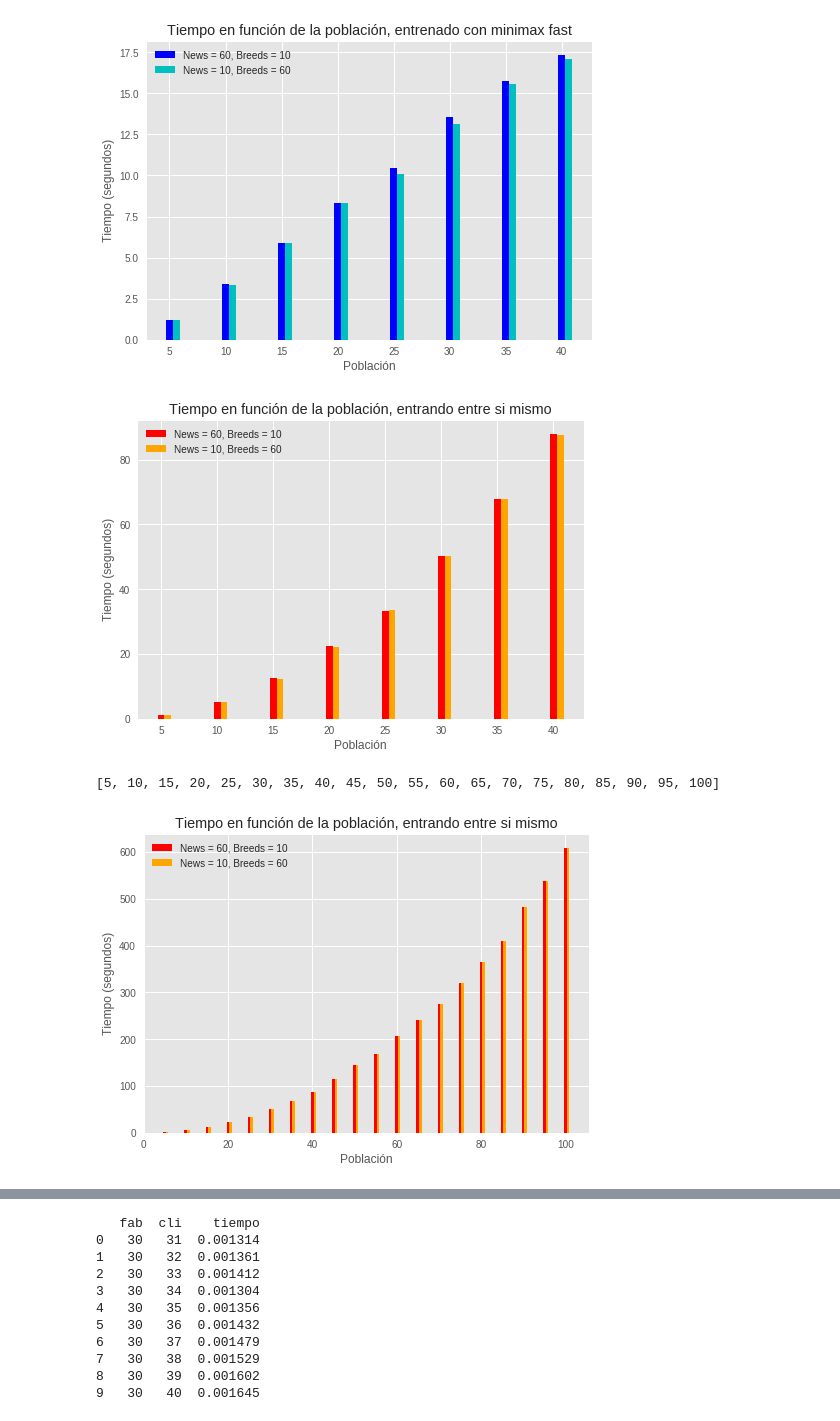
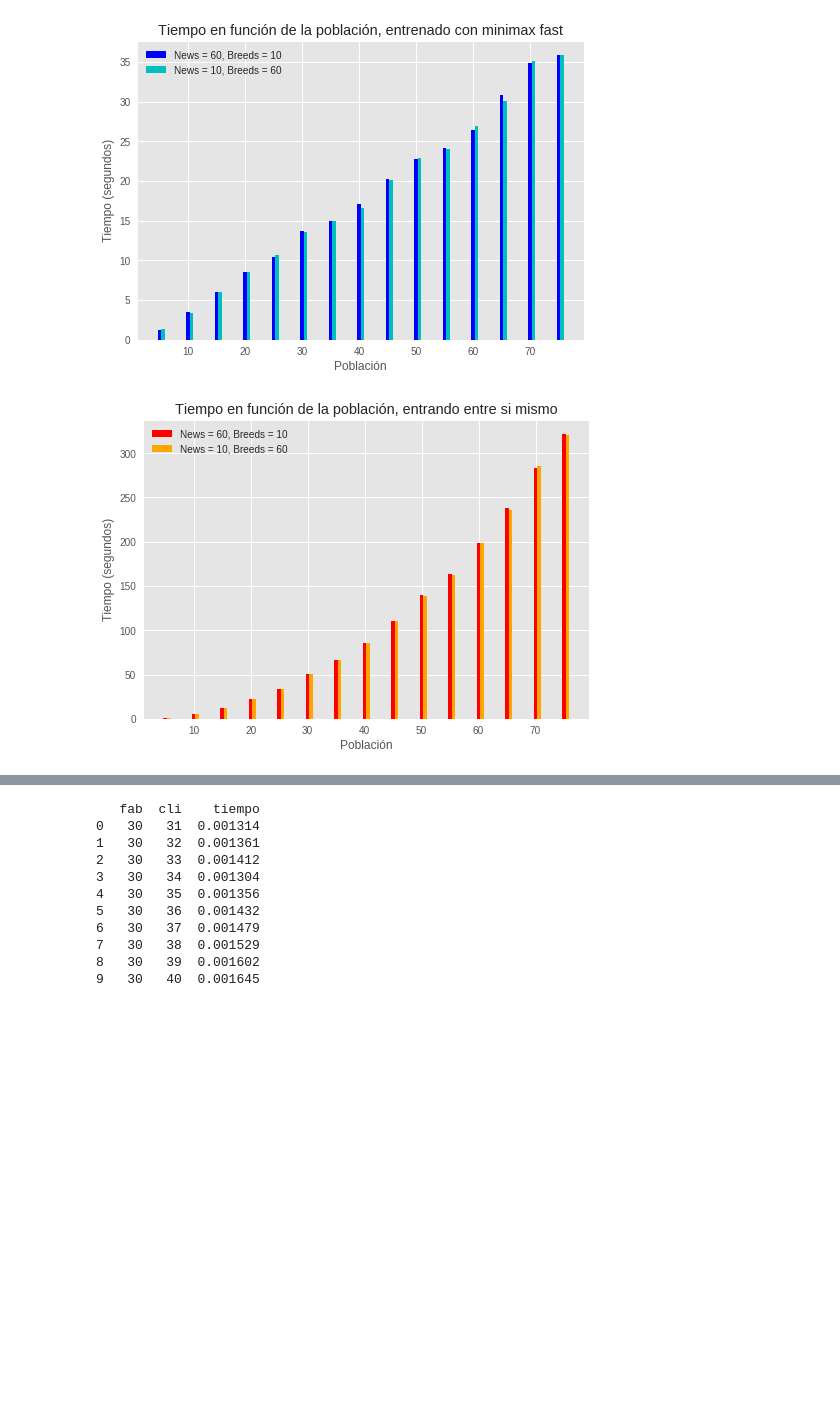
Before and after one commit to lucascarbonelli/AED3-TP3, a Jupyter notebook: graficador/graficador.ipynb, the cells around one changed output, grey strips where cells are left out. Saved outputs shown, nothing was run; the diff lists cells and outputs as text; code cells hidden in the pictures; blank space fills up the shorter version.

```diff
--- a/graficador/graficador.ipynb
+++ b/graficador/graficador.ipynb
@@ -96,7 +96,7 @@ def tiempos_de_trainer(df, trainer, against):
     res.append(tn)
     res.append(tb)
 
-    pops = [5,10,15,20,25,30,35,40]
+    pops = [5,10,15,20,25,30,35,40,45,50,55,60,65,70,75]
     for i in range(0,len(pops)):
         df_news = filtrado_tiempos(df, "news", pops[i], trainer, against).reset_index()
         df_breeds = filtrado_tiempos(df, "breeds", pops[i], trainer, against).reset_index()
@@ -107,57 +107,36 @@ def tiempos_de_trainer(df, trainer, against):
             time_news = time_news + df_news['time'][j]
             time_breeds = time_breeds + df_breeds['time'][j]
 
         time_news = time_news/10
         time_breeds = time_breeds/10
 
         res[0].append(time_news)
         res[1].append(time_breeds)
 
     return res
 
 
 def plotbar(xs,ys1, ys2,r,w,lgx,lgy,lx,ly,t,c1,c2):
     sns.plt.bar([xs[i] for i in range(0,r)],[ys1[j] for j in range(0,r)],width=w,color=c1)
     sns.plt.bar([xs[i]+w for i in range(0,r)],[ys2[j] for j in range(0,r)],width=w,color=c2)
     sns.plt.legend(labels=[lgx,lgy])
     sns.plt.title(t)
     sns.plt.xlabel(lx)
     sns.plt.ylabel(ly)
     sns.plt.show()
     sns.plt.close()
 
-df_times = pd.read_csv('./gen_hel_time2.csv')
+df_times = pd.read_csv('./helix_time.csv')
 
 
 vs_random = []
 vs_random.append(tiempos_de_trainer(df_times, 'minimax_fast', 'random'))
 vs_random.append(tiempos_de_trainer(df_times, 'parametric_player', 'random'))
-init = [5,10,15,20,25,30,35,40]
+init = [5,10,15,20,25,30,35,40,45,50,55,60,65,70,75]
 
 
-plotbar(init,vs_random[0][0], vs_random[0][1],8,0.6,'News = 60, Breeds = 10','News = 10, Breeds = 60','Población','Tiempo (segundos)','Tiempo en función de la población, entrenado con minimax fast','b','c')
-plotbar(init,vs_random[1][0], vs_random[1][1],8,0.6,'News = 60, Breeds = 10','News = 10, Breeds = 60','Población','Tiempo (segundos)','Tiempo en función de la población, entrando entre si mismo','r','orange')
-
-
-df_loco = pd.read_csv('./gen_loco.csv')
-time_loco = []
-for i in range(0,20):
-    p = (i+1)*5
-    df_ll =  df_loco.loc[(df_loco['news_porc'] == 10) & (df_loco['breeds_porc'] == 60) & (df_loco['pop_size'] == p) & (df_loco['trainer'] == 'parametric_player') & (df_loco['playerAgainst'] == 'fast_minimax')].reset_index()
-    time_loco.append(df_ll['time'][0])
-
-init_loco = []
-for i in range(0,len(time_loco)):
-    init_loco.append((i+1)*5)
-print(init_loco)
-plotbar(init_loco,time_loco, time_loco,20,0.6,'News = 60, Breeds = 10','News = 10, Breeds = 60','Población','Tiempo (segundos)','Tiempo en función de la población, entrando entre si mismo','r','orange')
-
-
-#def graficador(xs, ys1, ys2, title, labelX, labelY, interp, col1, col2, graf1, graf2)
-graficador(init, vs_random[0][0], vs_random[0][1], 'Tiempo en función de la población, entrenado con minimax fast','Población','Tiempo (segundos)', False,'b','c', 'News = 60, Breeds = 10','News = 10, Breeds = 60',)
-mostrar()
+plotbar(init,vs_random[0][0], vs_random[0][1],15,0.6,'News = 60, Breeds = 10','News = 10, Breeds = 60','Población','Tiempo (segundos)','Tiempo en función de la población, entrenado con minimax fast','b','c')
+plotbar(init,vs_random[1][0], vs_random[1][1],15,0.6,'News = 60, Breeds = 10','News = 10, Breeds = 60','Población','Tiempo (segundos)','Tiempo en función de la población, entrando entre si mismo','r','orange')
 # %% [output]
-[figure, old version]
+[figure, new version]
-[figure, old version]
+[figure, new version]
-[5, 10, 15, 20, 25, 30, 35, 40, 45, 50, 55, 60, 65, 70, 75, 80, 85, 90, 95, 100]
-[figure, removed]
```
Also changed, not shown: parts of 4 cells of this notebook.
